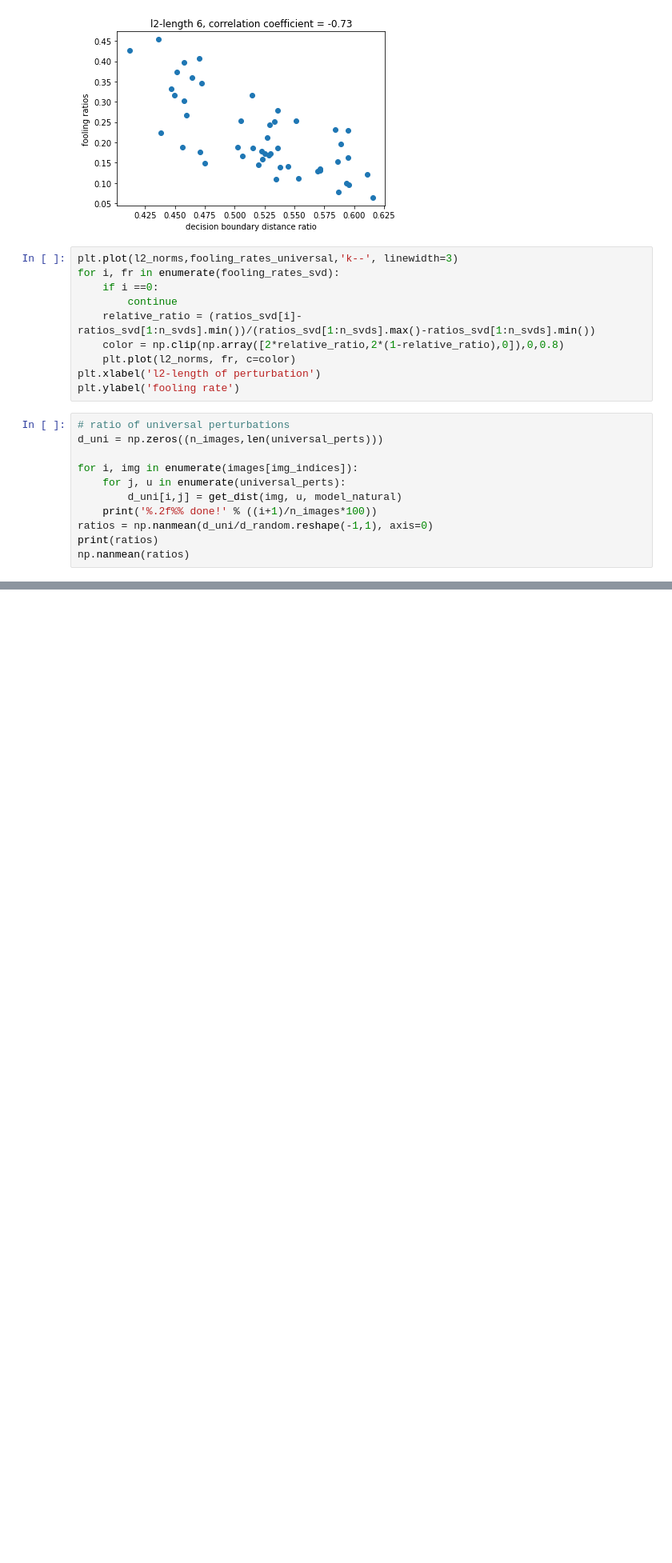
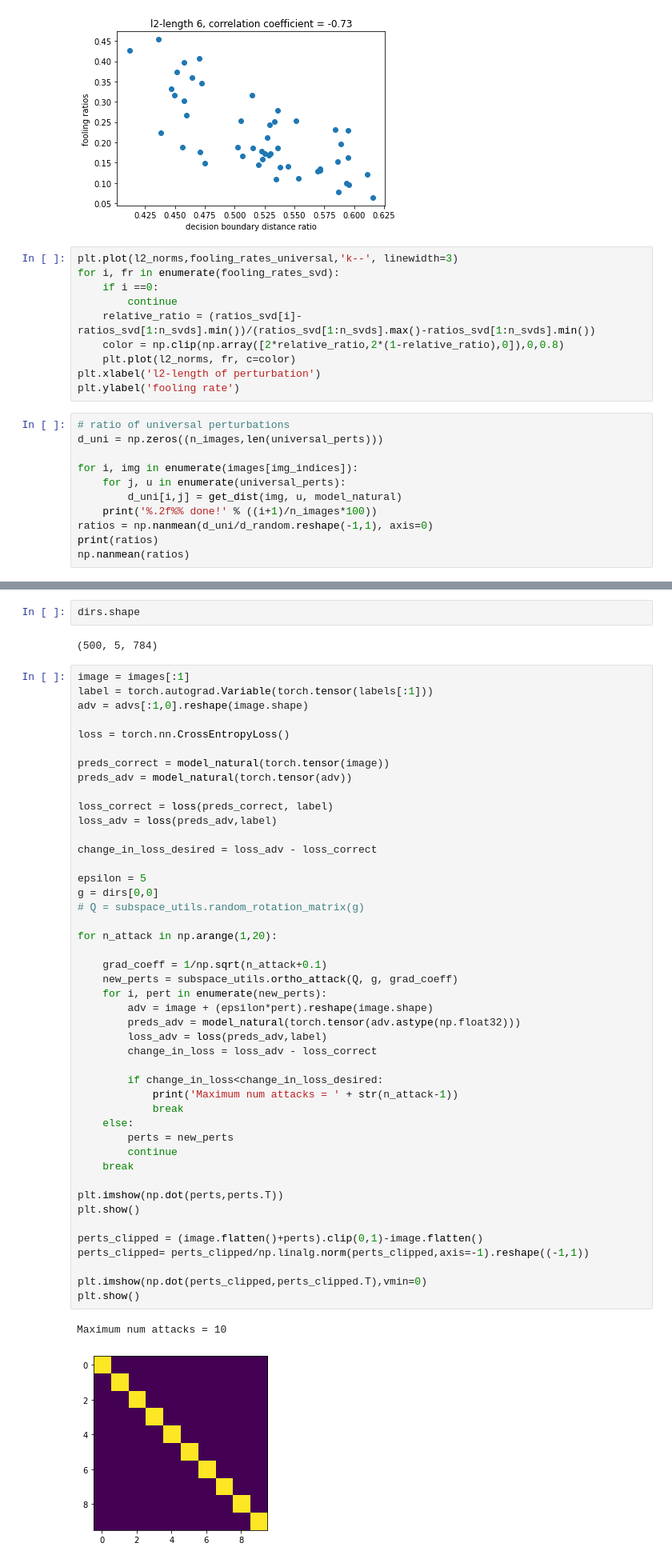
Before and after one commit to david-schu/TheGeometryOfAdversarialSubspaces, a Jupyter notebook: Adversarial Decomposition.ipynb, the cells around one changed output, grey strips where cells are left out. Shown: that part at 80% size. Cells and saved outputs as stored; diff of their text form; blank space fills up the shorter version.

```diff
--- a/Adversarial Decomposition.ipynb
+++ b/Adversarial Decomposition.ipynb
@@ -317,0 +328,52 @@ np.nanmean(ratios)
+# %%
+dirs.shape
+# %% [output]
+(500, 5, 784)
+# %%
+image = images[:1]
+label = torch.autograd.Variable(torch.tensor(labels[:1]))
+adv = advs[:1,0].reshape(image.shape)
+
+loss = torch.nn.CrossEntropyLoss()
+
+preds_correct = model_natural(torch.tensor(image))
+preds_adv = model_natural(torch.tensor(adv))
+
+loss_correct = loss(preds_correct, label)
+loss_adv = loss(preds_adv,label)
+
+change_in_loss_desired = loss_adv - loss_correct
+
+epsilon = 5
+g = dirs[0,0]
+# Q = subspace_utils.random_rotation_matrix(g)
+
+for n_attack in np.arange(1,20):
+
+    grad_coeff = 1/np.sqrt(n_attack+0.1)
+    new_perts = subspace_utils.ortho_attack(Q, g, grad_coeff)
+    for i, pert in enumerate(new_perts):
+        adv = image + (epsilon*pert).reshape(image.shape)
+        preds_adv = model_natural(torch.tensor(adv.astype(np.float32)))
+        loss_adv = loss(preds_adv,label)
+        change_in_loss = loss_adv - loss_correct
+
+        if change_in_loss<change_in_loss_desired:
+            print('Maximum num attacks = ' + str(n_attack-1))
+            break
+    else:
+        perts = new_perts
+        continue
+    break
+
+plt.imshow(np.dot(perts,perts.T))
+plt.show()
+
+perts_clipped = (image.flatten()+perts).clip(0,1)-image.flatten()
+perts_clipped= perts_clipped/np.linalg.norm(perts_clipped,axis=-1).reshape((-1,1))
+
+plt.imshow(np.dot(perts_clipped,perts_clipped.T),vmin=0)
+plt.show()
+# %% [output]
+Maximum num attacks = 10
+[figure, added]
```
Also changed, not shown: parts of 6 cells of this notebook.
